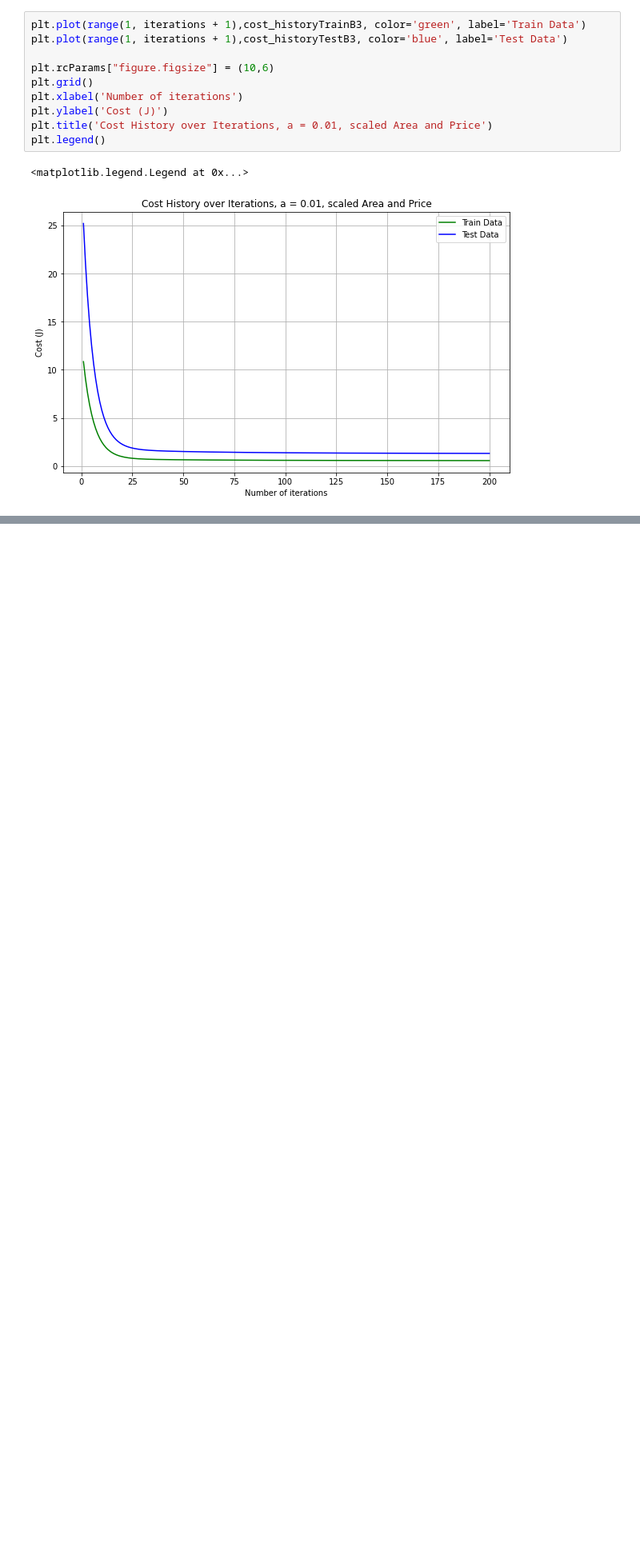
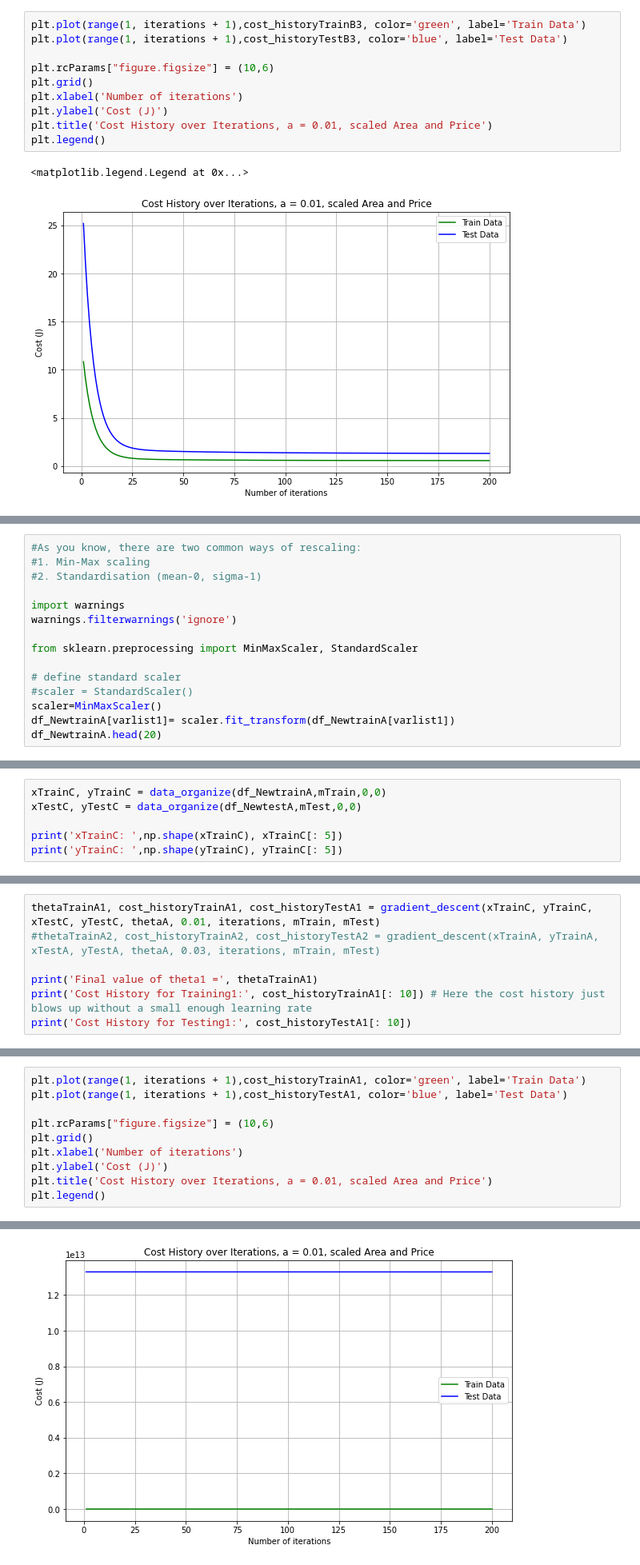
Before and after one commit to ccook93/ECGR-4105-Homeworks, a Jupyter notebook: HW1_Testing Code.ipynb, the cells around one changed output, grey strips where cells are left out. Shown at 80% size. Drawn from its saved outputs; the diff is of its cells as text; blank space fills up the shorter version.

```diff
--- a/HW1_Testing Code.ipynb
+++ b/HW1_Testing Code.ipynb
@@ -276,0 +258,15 @@ print(str(1))
+# %%
+#As you know, there are two common ways of rescaling:
+#1. Min-Max scaling
+#2. Standardisation (mean-0, sigma-1)
+
+import warnings
+warnings.filterwarnings('ignore')
+
+from sklearn.preprocessing import MinMaxScaler, StandardScaler
+
+# define standard scaler
+#scaler = StandardScaler()
+scaler=MinMaxScaler()
+df_NewtrainA[varlist1]= scaler.fit_transform(df_NewtrainA[varlist1])
+df_NewtrainA.head(20)
@@ -276,0 +298,6 @@ print(str(1))
+# %%
+xTrainC, yTrainC = data_organize(df_NewtrainA,mTrain,0,0)
+xTestC, yTestC = data_organize(df_NewtestA,mTest,0,0)
+
+print('xTrainC: ',np.shape(xTrainC), xTrainC[: 5])
+print('yTrainC: ',np.shape(yTrainC), yTrainC[: 5])
@@ -276,0 +311,7 @@ print(str(1))
+# %%
+thetaTrainA1, cost_historyTrainA1, cost_historyTestA1 = gradient_descent(xTrainC, yTrainC, xTestC, yTestC, thetaA, 0.01, iterations, mTrain, mTest)
+#thetaTrainA2, cost_historyTrainA2, cost_historyTestA2 = gradient_descent(xTrainA, yTrainA, xTestA, yTestA, thetaA, 0.03, iterations, mTrain, mTest)
+
+print('Final value of theta1 =', thetaTrainA1)
+print('Cost History for Training1:', cost_historyTrainA1[: 10]) # Here the cost history just blows up without a small enough learning rate
+print('Cost History for Testing1:', cost_historyTestA1[: 10])
@@ -276,0 +325,11 @@ print(str(1))
+# %%
+plt.plot(range(1, iterations + 1),cost_historyTrainA1, color='green', label='Train Data')
+plt.plot(range(1, iterations + 1),cost_historyTestA1, color='blue', label='Test Data')
+
+plt.rcParams["figure.figsize"] = (10,6)
+plt.grid()
+plt.xlabel('Number of iterations')
+plt.ylabel('Cost (J)')
+plt.title('Cost History over Iterations, a = 0.01, scaled Area and Price')
+plt.legend()
+# %% [output]
@@ -276,0 +337 @@ print(str(1))
+[figure, added]
```
Also changed, not shown: parts of 15 cells of this notebook.
